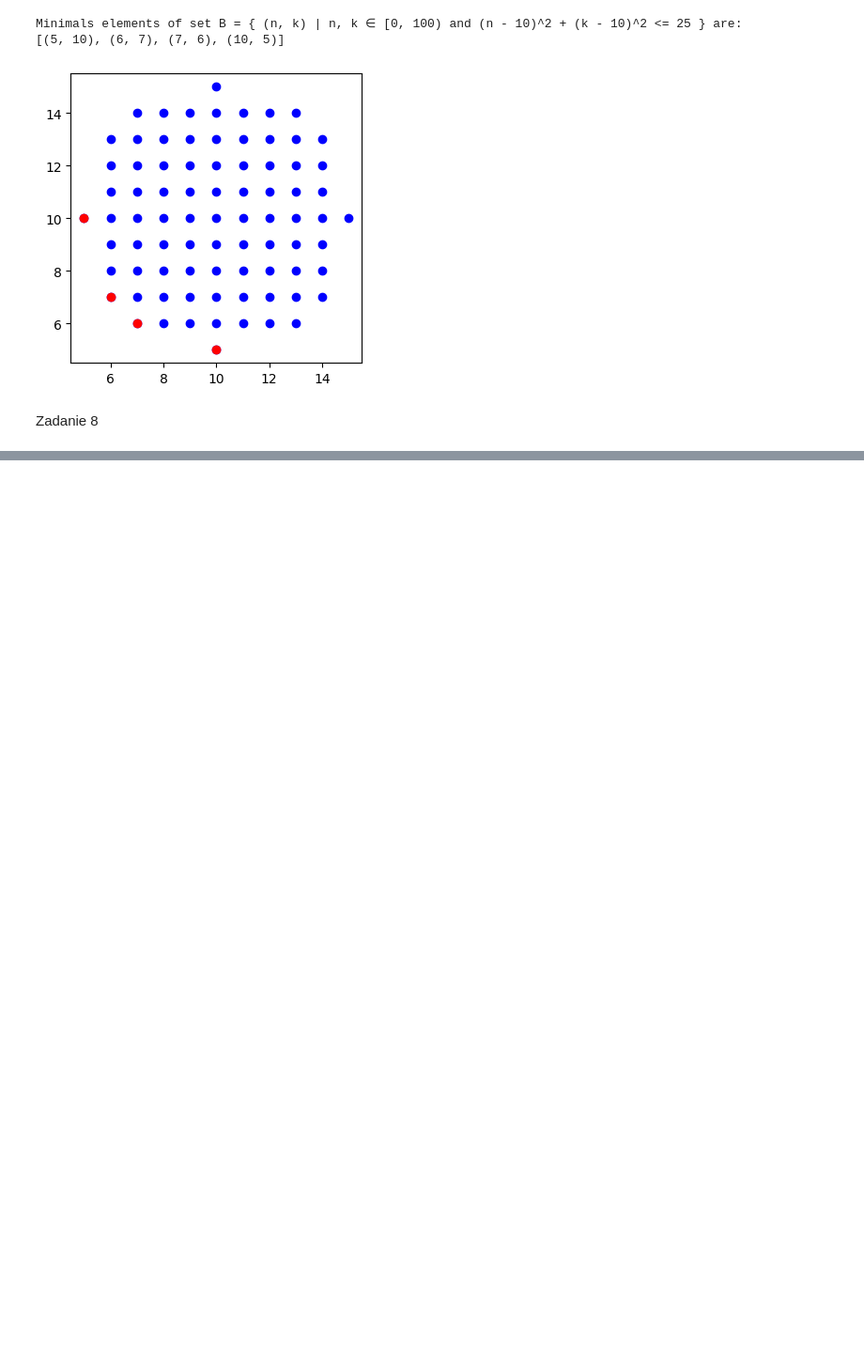
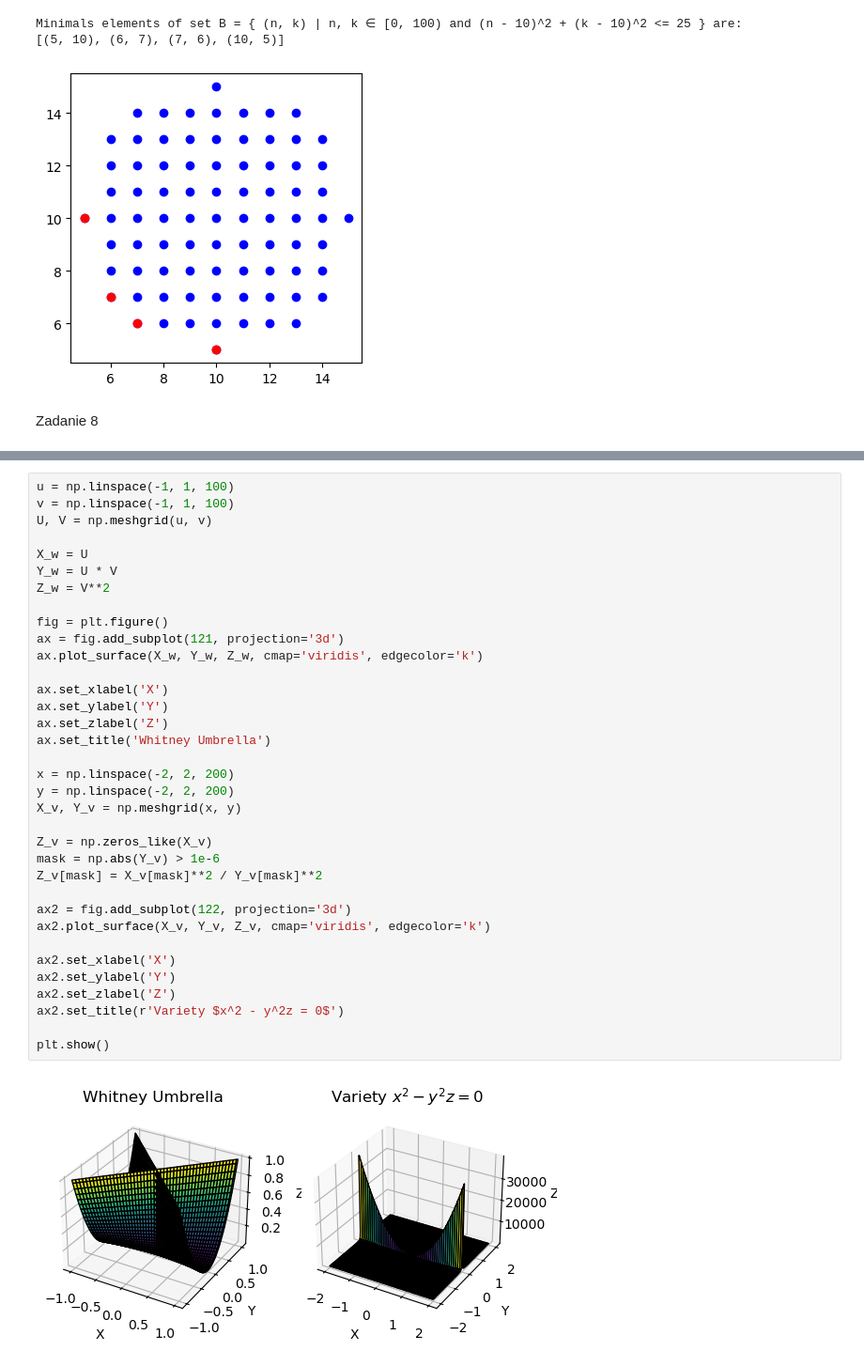
Before and after one commit to karoljanic/algebra, a Jupyter notebook: exercises.ipynb, the cells around one changed output, grey strips where cells are left out. Shown at 94% size. Cells and saved outputs as stored; diff of their text form; blank space fills up the shorter version.

```diff
--- a/exercises.ipynb
+++ b/exercises.ipynb
@@ -368,0 +462,37 @@ Af + Bg = gcd(f,g)
+# %%
+u = np.linspace(-1, 1, 100)
+v = np.linspace(-1, 1, 100)
+U, V = np.meshgrid(u, v)
+
+X_w = U
+Y_w = U * V
+Z_w = V**2
+
+fig = plt.figure()
+ax = fig.add_subplot(121, projection='3d')
+ax.plot_surface(X_w, Y_w, Z_w, cmap='viridis', edgecolor='k')
+
+ax.set_xlabel('X')
+ax.set_ylabel('Y')
+ax.set_zlabel('Z')
+ax.set_title('Whitney Umbrella')
+
+x = np.linspace(-2, 2, 200)
+y = np.linspace(-2, 2, 200)
+X_v, Y_v = np.meshgrid(x, y)
+
+Z_v = np.zeros_like(X_v)
+mask = np.abs(Y_v) > 1e-6
+Z_v[mask] = X_v[mask]**2 / Y_v[mask]**2
+
+ax2 = fig.add_subplot(122, projection='3d')
+ax2.plot_surface(X_v, Y_v, Z_v, cmap='viridis', edgecolor='k')
+
+ax2.set_xlabel('X')
+ax2.set_ylabel('Y')
+ax2.set_zlabel('Z')
+ax2.set_title(r'Variety $x^2 - y^2z = 0$')
+
+plt.show()
+# %% [output]
+[figure, added]
```
Also changed, not shown: parts of 15 cells of this notebook.
